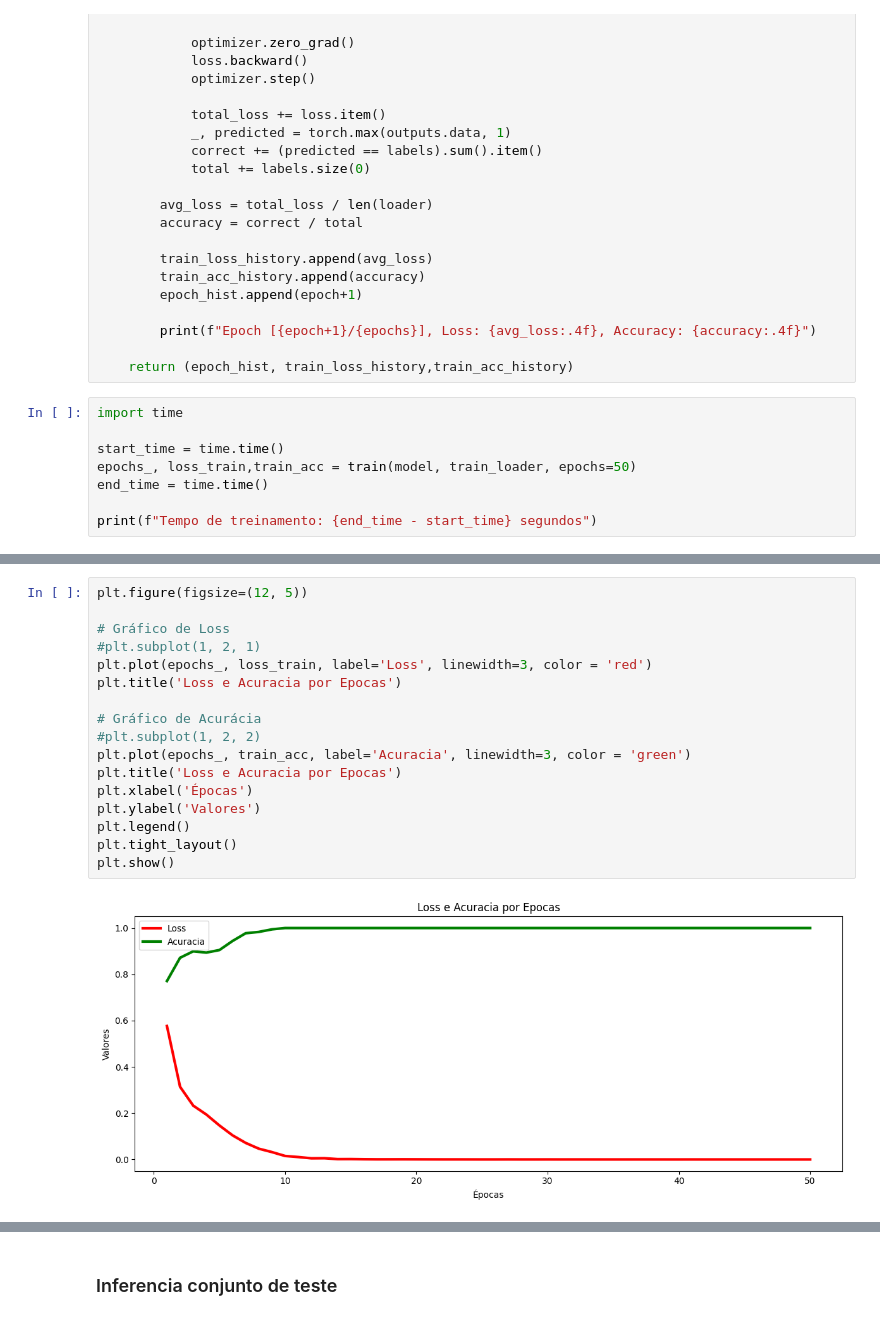
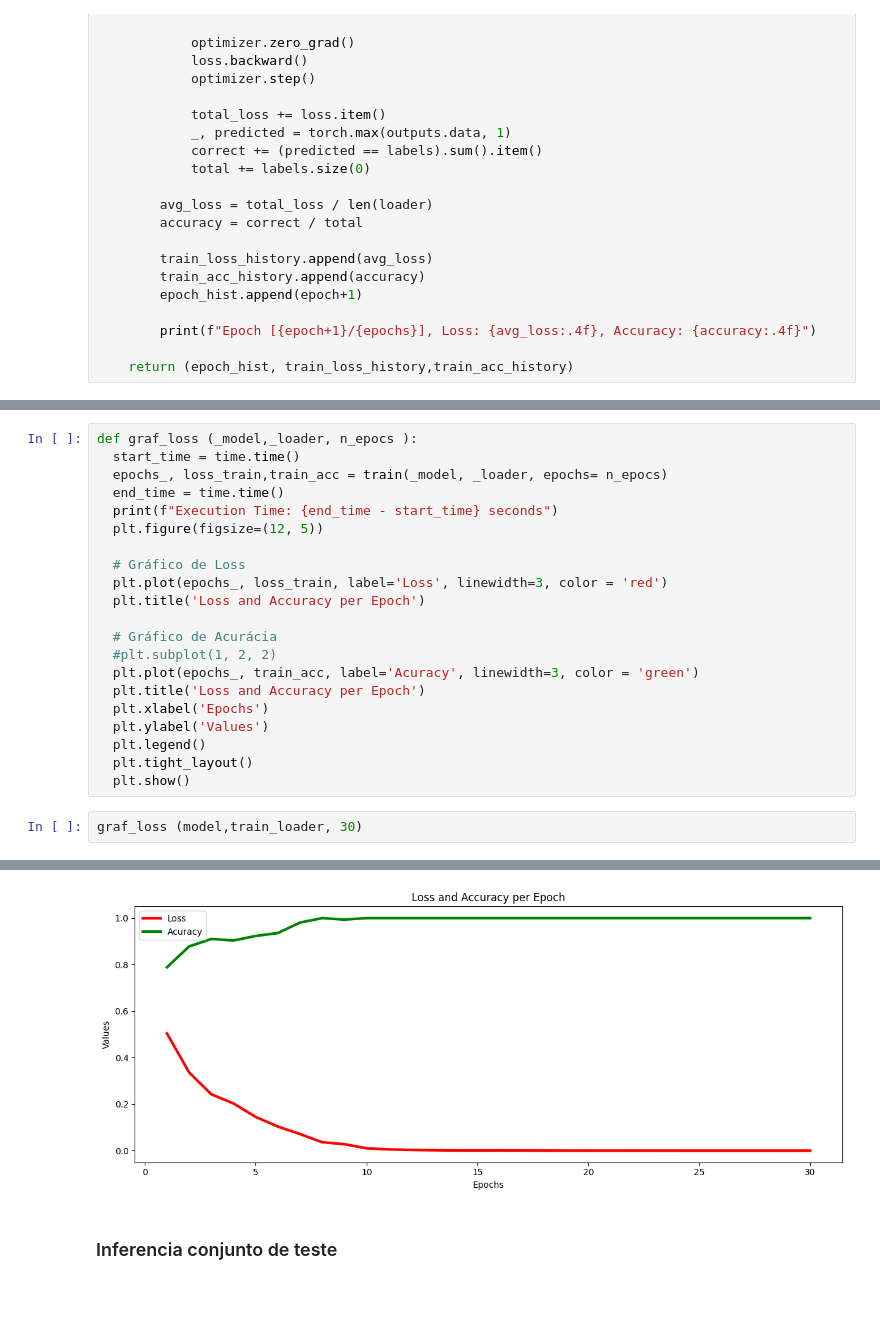
Before and after one commit to BrunaFerreira/Mestrado_UNIFESP, a Jupyter notebook: VGG_TL.ipynb, the cells around one changed output, grey strips where cells are left out. Drawn from its saved outputs; the diff is of its cells as text.

```diff
--- a/VGG_TL.ipynb
+++ b/VGG_TL.ipynb
@@ -118,11 +127,3 @@ def train(model, loader, epochs=5):
         print(f"Epoch [{epoch+1}/{epochs}], Loss: {avg_loss:.4f}, Accuracy: {accuracy:.4f}")
 
     return (epoch_hist, train_loss_history,train_acc_history)
-# %%
-import time
-
-start_time = time.time()
-epochs_, loss_train,train_acc = train(model, train_loader, epochs=50)
-end_time = time.time()
-
-print(f"Tempo de treinamento: {end_time - start_time} segundos")
@@ -147,19 +130,24 @@ Tempo de treinamento: 137.7936408519745 segundos
 # %%
-plt.figure(figsize=(12, 5))
+def graf_loss (_model,_loader, n_epocs ):
+  start_time = time.time()
+  epochs_, loss_train,train_acc = train(_model, _loader, epochs= n_epocs)
+  end_time = time.time()
+  print(f"Execution Time: {end_time - start_time} seconds")
+  plt.figure(figsize=(12, 5))
 
-# Gráfico de Loss
-#plt.subplot(1, 2, 1)
-plt.plot(epochs_, loss_train, label='Loss', linewidth=3, color = 'red')
-plt.title('Loss e Acuracia por Epocas')
+  # Gráfico de Loss
+  plt.plot(epochs_, loss_train, label='Loss', linewidth=3, color = 'red')
+  plt.title('Loss and Accuracy per Epoch')
 
-# Gráfico de Acurácia
-#plt.subplot(1, 2, 2)
-plt.plot(epochs_, train_acc, label='Acuracia', linewidth=3, color = 'green')
-plt.title('Loss e Acuracia por Epocas')
-plt.xlabel('Épocas')
-plt.ylabel('Valores')
-plt.legend()
-plt.tight_layout()
-plt.show()
+  # Gráfico de Acurácia
+  #plt.subplot(1, 2, 2)
+  plt.plot(epochs_, train_acc, label='Acuracy', linewidth=3, color = 'green')
+  plt.title('Loss and Accuracy per Epoch')
+  plt.xlabel('Epochs')
+  plt.ylabel('Values')
+  plt.legend()
+  plt.tight_layout()
+  plt.show()
-# %% [output]
-[figure, removed]
+# %%
+graf_loss (model,train_loader, 30)
+# %% [output]
@@ -166,3 +171,4 @@ plt.show()
+[figure, added]
 # %% [markdown]
 ### Inferencia conjunto de teste
 # %%
```
Also changed, not shown: parts of 18 cells of this notebook.
